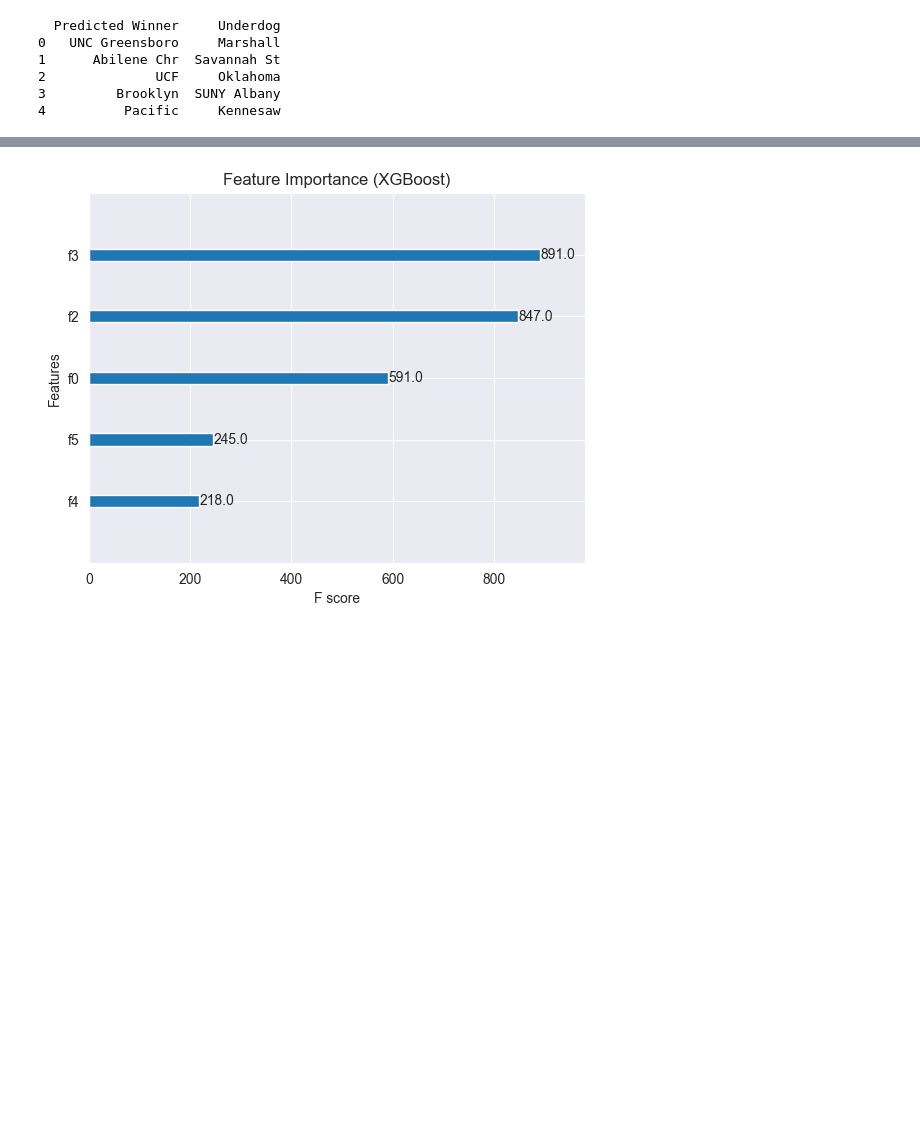
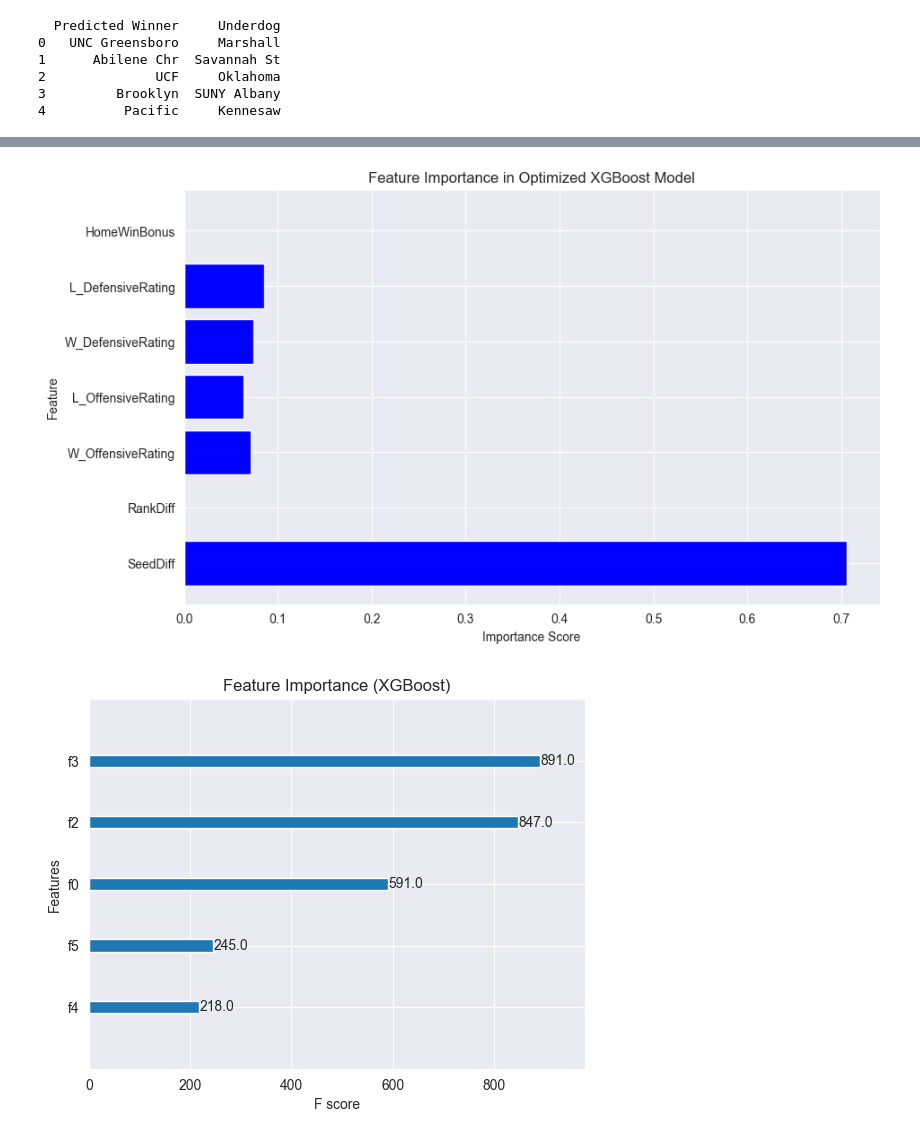
Before and after one commit to Immanuel-01/March_Mania, a Jupyter notebook: Mania.ipynb, the cells around one changed output, grey strips where cells are left out. Saved outputs shown, nothing was run; the diff lists cells and outputs as text; code cells hidden in the pictures; blank space fills up the shorter version.

```diff
--- a/Mania.ipynb
+++ b/Mania.ipynb
@@ -656,0 +657,30 @@ print(df.head())
+# %%
+from xgboost import XGBClassifier
+from sklearn.model_selection import GridSearchCV
+
+# Define hyperparameter grid
+param_grid = {
+    'n_estimators': [100, 300, 500],
+    'max_depth': [3, 5, 7],
+    'learning_rate': [0.01, 0.1, 0.3],
+    'subsample': [0.7, 0.9, 1.0],
+    'colsample_bytree': [0.7, 0.9, 1.0]
+}
+
+# Initialize model
+xgb = XGBClassifier(objective="binary:logistic", eval_metric="logloss", use_label_encoder=False)
+
+# Perform grid search
+grid_search = GridSearchCV(xgb, param_grid, cv=5, scoring='neg_log_loss', verbose=1, n_jobs=-1)
+grid_search.fit(X_train, y_train)
+
+# Best parameters
+print("Best Hyperparameters:", grid_search.best_params_)
+
+# Use best parameters to train the final model
+xgb_best = XGBClassifier(**grid_search.best_params_, objective="binary:logistic", eval_metric="logloss", use_label_encoder=False)
+xgb_best.fit(X_train, y_train)
+
+# Save the optimized model
+import joblib
+joblib.dump(xgb_best, "xgboost_optimized.pkl")
@@ -657,3 +748,18 @@ print(df.head())
+# %%
+import matplotlib.pyplot as plt
+
+# Get feature importance
+importances = xgb_best.feature_importances_
+
+# Plot feature importance
+plt.figure(figsize=(10, 6))
+plt.barh(features, importances, color="blue")
+plt.xlabel("Importance Score")
+plt.ylabel("Feature")
+plt.title("Feature Importance in Optimized XGBoost Model")
+plt.show()
+# %% [output]
+[figure, added]
 # %%
 from xgboost import plot_importance
 import matplotlib.pyplot as plt
```
Also changed, not shown: parts of 7 cells of this notebook, 1 other file.
